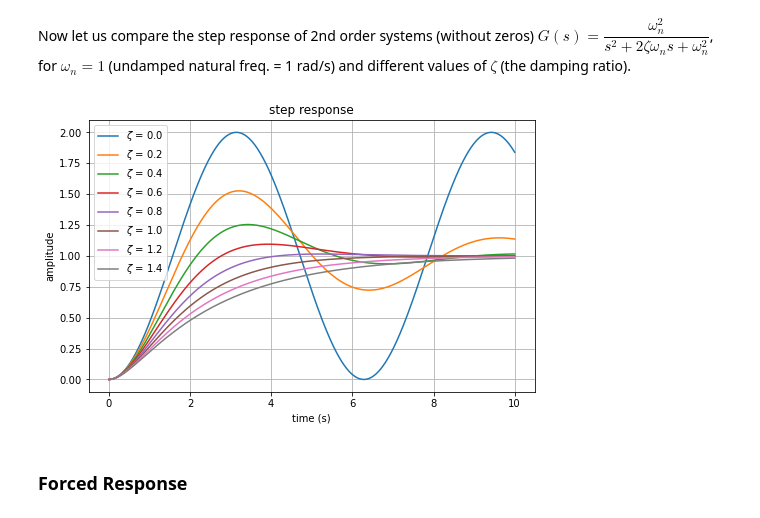
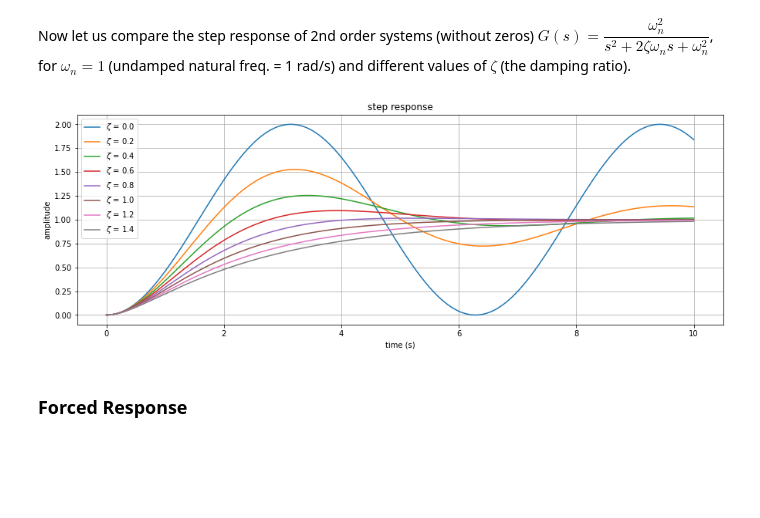
Before and after one commit to sayedul79/python-control-system, a Jupyter notebook: step-impulse-forced-response.ipynb, the cells around one changed output. Cells and saved outputs as stored; diff of their text form; code cells hidden in the pictures; blank space fills up the shorter version.

```diff
--- a/step-impulse-forced-response.ipynb
+++ b/step-impulse-forced-response.ipynb
@@ -96,0 +120,4 @@ generated $e^-{5t}$
+# %%
+s=co.tf('s')
+G=9/(s**2+9*s+9)
+G
@@ -114,0 +205,3 @@ Results may be meaningless!
+# %%
+G=9/(s**2+6*s+9)
+co.pzmap(G)
@@ -114,0 +213,10 @@ Results may be meaningless!
+# %%
+plt.figure(figsize=(15, 5))
+t = np.linspace(0, 10, 1000) # time is taken from 0s to 10s
+_, y = co.step_response(G, t) # calculate the step response of G1
+fig,ax=plt.subplots()
+ax.plot(t, y, color='red') # plot the response
+ax.set_xlabel('time (s)') # labels
+ax.set_ylabel('amplitude') # labels
+ax.set_title('step response') # title
+ax.grid()
@@ -116,21 +227,21 @@ Results may be meaningless!
 Now let us compare the step response of 2nd order systems (without zeros) $G(s)=\dfrac{\omega_n ^2}{s^2+2\zeta\omega_n s + \omega_n ^2}$, for $\omega_n = 1$ (undamped natural freq. = 1 rad/s) and different values of $\zeta$ (the damping ratio).
 # %%
 t = np.linspace(0, 10, 1000)                # time is taken from 0s to 10s
-plt.figure(figsize=(8, 5))                  # to make a bigger figure
+plt.figure(figsize=(15, 5))                  # to make a bigger figure
 
 # we are varying zeta from 0.0 to 1.4 in the steps of 0.2
 for zeta in np.arange(0, 1.6, 0.2):
     G = co.tf([1], [1, 2*zeta, 1])            # define the transfer function as G
     _, y = co.step_response(G, t)             # calculate the step response of G
     plt.plot(t, y, label=f'$\zeta$ = {zeta:.2}') # plot the response
 
 plt.xlabel('time (s)')                      # labels
 plt.ylabel('amplitude')                     # labels
 plt.title('step response')                  # title
 plt.legend()                                # legend for each of the plots
 plt.grid()
 # %% [output]
-[figure, old version]
+[figure, new version]
 # %% [markdown]
 ### Forced Response
 # %% [markdown]
```
Also changed, not shown: parts of 25 cells of this notebook.
